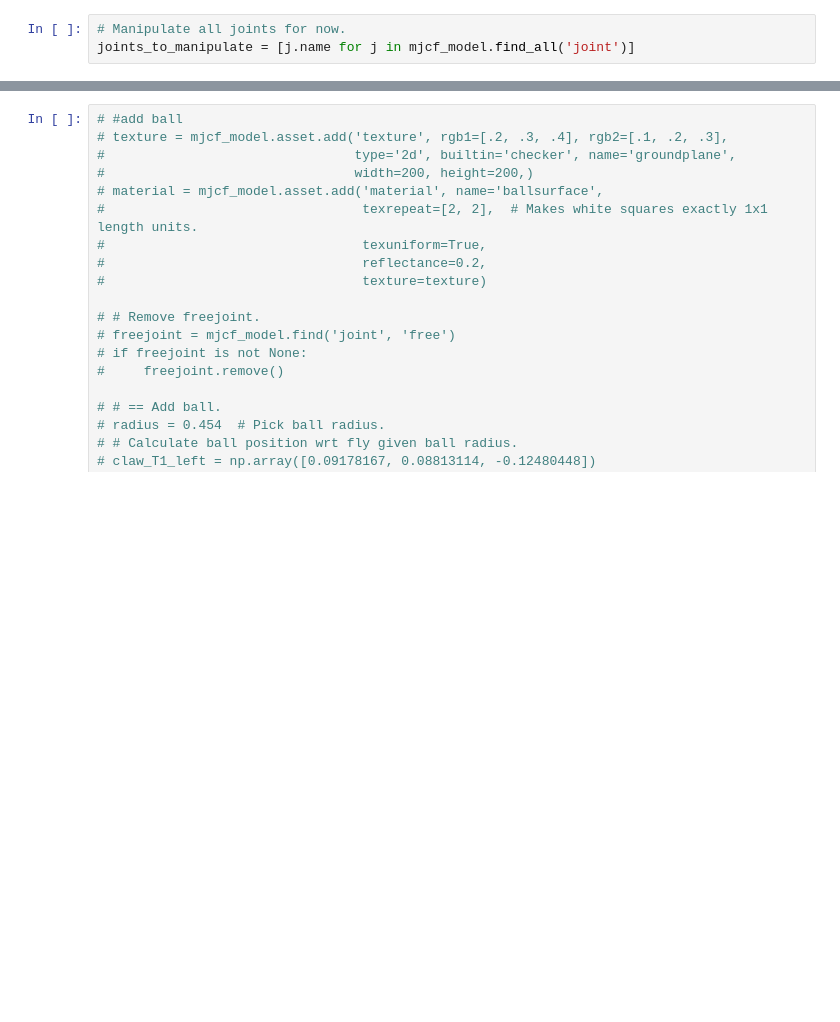
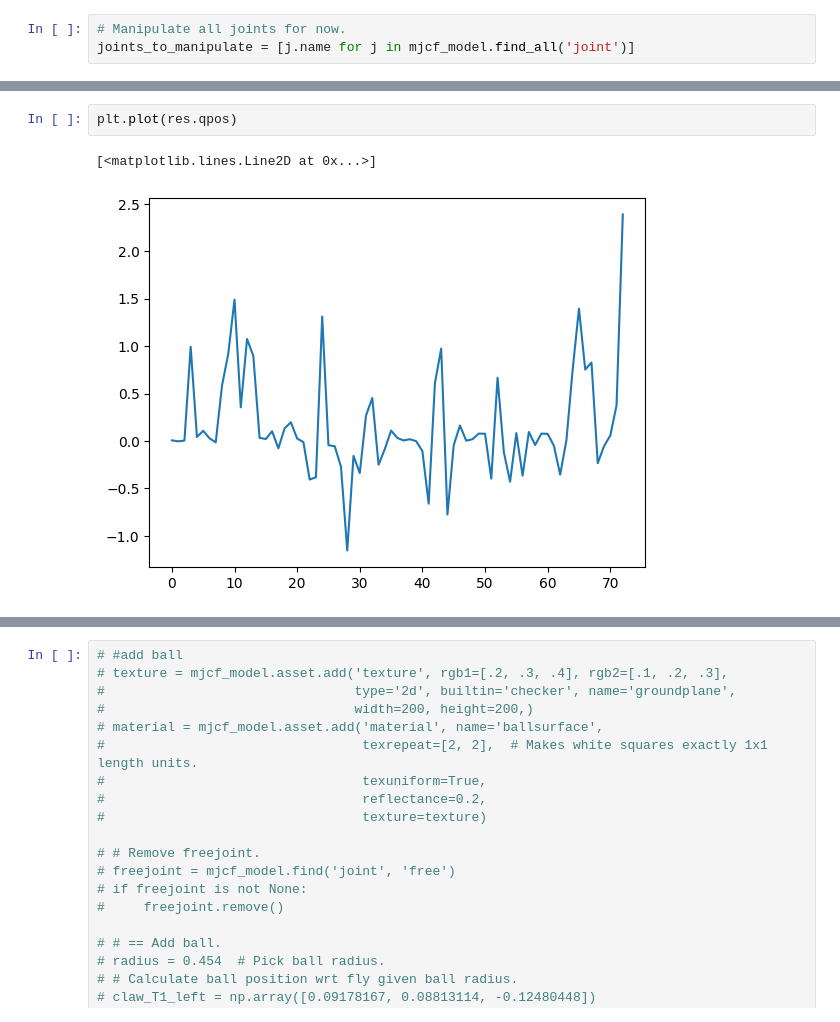
Before and after one commit to harshagurnani/mujoco_mpc, a Jupyter notebook: FlyInverse_kin.ipynb, the cells around one changed output, grey strips where cells are left out. Saved outputs shown, nothing was run; the diff lists cells and outputs as text; blank space fills up the shorter version.

```diff
--- a/FlyInverse_kin.ipynb
+++ b/FlyInverse_kin.ipynb
@@ -222,3 +223,8 @@ FieldIndexer(qpos):
+# %%
+plt.plot(res.qpos)
+# %% [output]
+[<matplotlib.lines.Line2D at 0x...>]
+[figure, added]
 # %%
 # Compare site positions after fitting.
 site_pos = physics.named.data.site_xpos[site_names]
```
Also changed, not shown: parts of 25 cells of this notebook, 2 other files.
